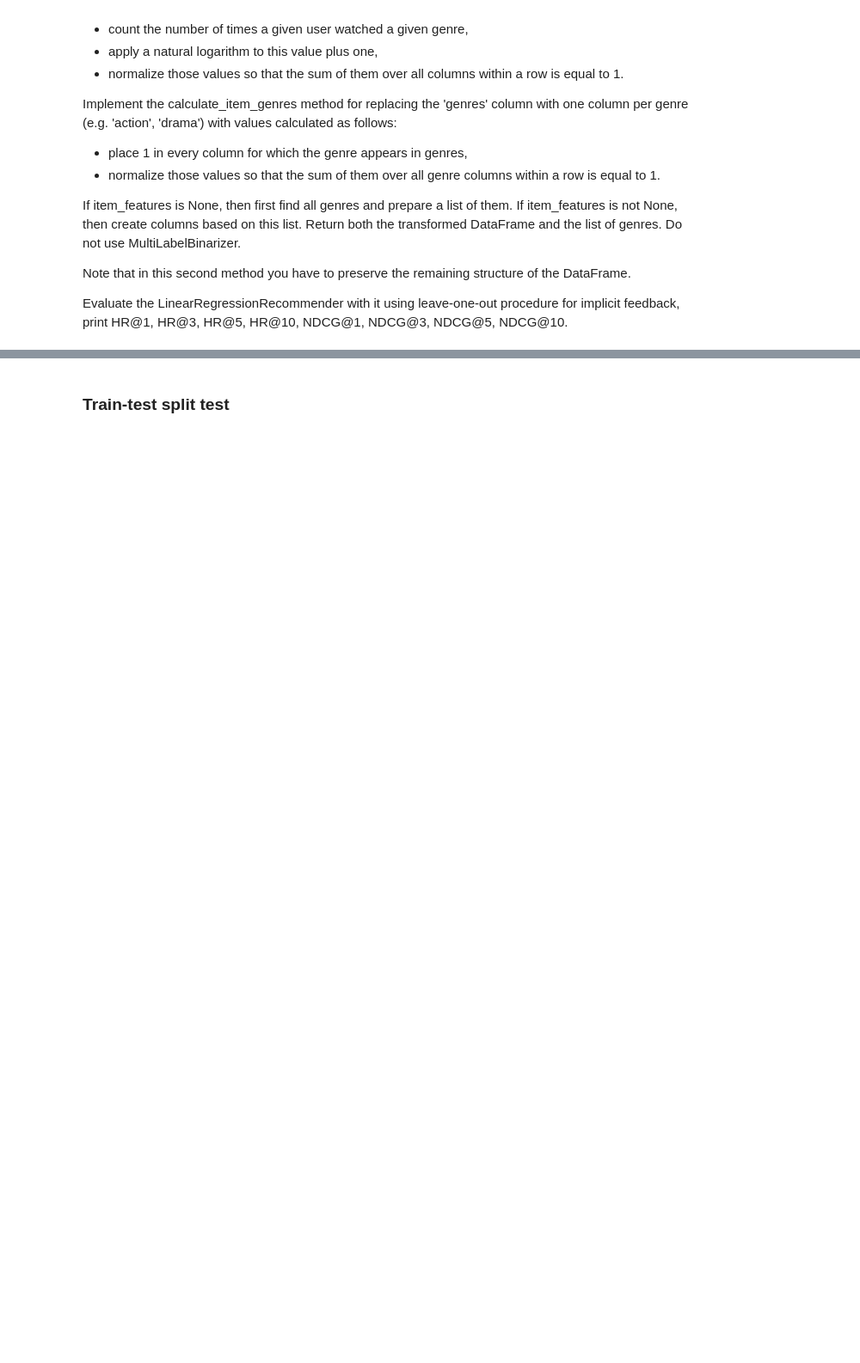
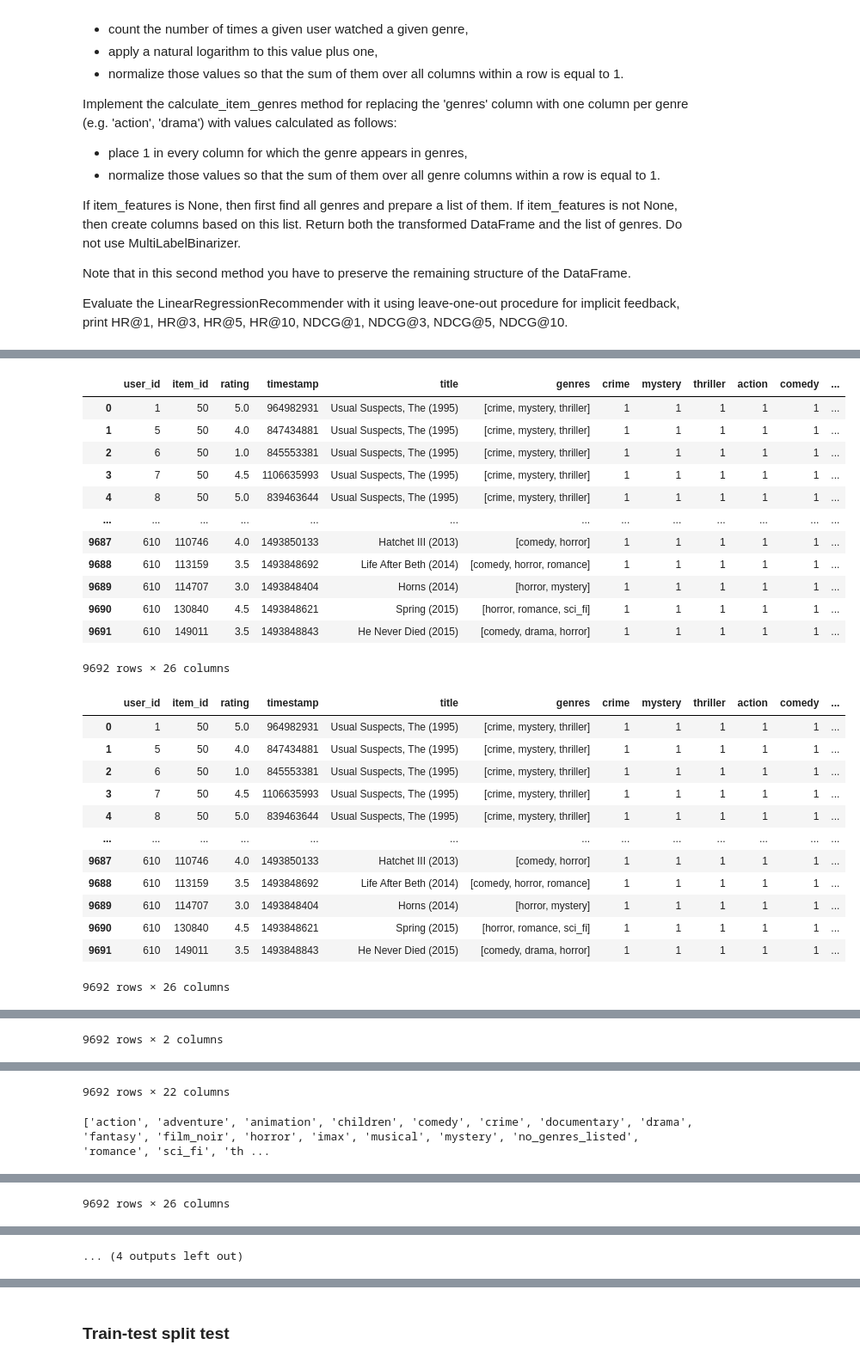
Before and after one commit to mmarlewski/recommender-systems-class, a Jupyter notebook: class_04_content_based_recommenders.ipynb, the cells around one changed output, grey strips where cells are left out. Shown at 86% size. Cells and saved outputs as stored; diff of their text form; code cells hidden in the pictures; blank space fills up the shorter version.

```diff
--- a/class_04_content_based_recommenders.ipynb
+++ b/class_04_content_based_recommenders.ipynb
@@ -275,16 +373,81 @@ display(calculate_user_genres(interactions_df))
 from sklearn.preprocessing import MultiLabelBinarizer
 
 def calculate_item_genres(item_genres, item_features=None):
-    # Write your code here
 
-    return item_genres, item_features
+#     return_item_genres = item_genres.copy()
+#     return_item_genres = return_item_genres.explode("genres")
+#     return_item_genres["val"] = 1
+#     return_item_genres = return_item_genres.pivot_table(index="item_id", columns="genres", values="val", aggfunc=lambda x:len(x.unique()))
+#     return_item_genres = return_item_genres / return_item_genres.sum(axis=1).values.reshape(-1, 1)
+#     return_item_genres.columns.name = None
+#     return_item_genres = return_item_genres.fillna(0)
+#     return_item_features = item_features
+#     if item_features is not None:
+#         return_item_genres = return_item_genres[return_item_genres.columns.intersection(return_item_features)]
+#     return_item_genres = return_item_genres.add_prefix("user_")
+#     return_item_genres["rating"] = 0
+#     return_item_genres[None] = 0
+
+#     for index,row in item_genres.iterrows():
+#         for genre in row["genres"]:
+#             item_genres[index][genre] = 1
+
+
+    display(item_genres)
+    ret_item_genres = item_genres[['user_id', 'genres']].copy()
+    display(ret_item_genres)
+    ret_item_genres = ret_item_genres.explode('genres')
+    ret_item_genres['val'] = 1
+    ret_item_genres = ret_item_genres.pivot_table(index='user_id', columns='genres', values='val', aggfunc='count')
+    ret_item_genres = ret_item_genres / ret_item_genres.sum(axis=1).values.reshape(-1, 1)
+    ret_item_genres = ret_item_genres.rename_axis(None, axis=1).fillna(0)
+
+    if item_features is not None:
+        ret_item_genres = ret_item_genres[ret_item_genres.columns.intersection(item_features)]
+
+    ret_item_features = ret_item_genres.columns.tolist()
+
+    ret_item_genres = ret_item_genres.add_prefix('user_')
+
+    merge_item_genres = item_genres[["user_id","rating"]].copy()
+    ret_item_genres = ret_item_genres.merge(merge_item_genres, on='user_id')
+
+    return ret_item_genres, ret_item_features
 # %%
 # Test the method
 
+display(interactions_df)
 item_genres, item_features = calculate_item_genres(interactions_df)
 display(item_genres)
 print(item_features)
 
 item_genres, item_features = calculate_item_genres(interactions_df, ['comedy', 'crime', 'drama', 'horror', 'test_category'])
 display(item_genres)
 print(item_features)
+# %% [output]
+|  | user_id | item_id | rating | timestamp | title | genres | crime | mystery | thriller | action | comedy | ... |
+| 0 | 1 | 50 | 5.0 | 964982931 | Usual Suspects, The (1995) | [crime, mystery, thriller] | 1 | 1 | 1 | 1 | 1 | ... |
+| 1 | 5 | 50 | 4.0 | 847434881 | Usual Suspects, The (1995) | [crime, mystery, thriller] | 1 | 1 | 1 | 1 | 1 | ... |
+| 2 | 6 | 50 | 1.0 | 845553381 | Usual Suspects, The (1995) | [crime, mystery, thriller] | 1 | 1 | 1 | 1 | 1 | ... |
+| 3 | 7 | 50 | 4.5 | 1106635993 | Usual Suspects, The (1995) | [crime, mystery, thriller] | 1 | 1 | 1 | 1 | 1 | ... |
+| 4 | 8 | 50 | 5.0 | 839463644 | Usual Suspects, The (1995) | [crime, mystery, thriller] | 1 | 1 | 1 | 1 | 1 | ... |
+| ... | ... | ... | ... | ... | ... | ... | ... | ... | ... | ... | ... | ... |
+| 9687 | 610 | 110746 | 4.0 | 1493850133 | Hatchet III (2013) | [comedy, horror] | 1 | 1 | 1 | 1 | 1 | ... |
+| 9688 | 610 | 113159 | 3.5 | 1493848692 | Life After Beth (2014) | [comedy, horror, romance] | 1 | 1 | 1 | 1 | 1 | ... |
+| 9689 | 610 | 114707 | 3.0 | 1493848404 | Horns (2014) | [horror, mystery] | 1 | 1 | 1 | 1 | 1 | ... |
+| 9690 | 610 | 130840 | 4.5 | 1493848621 | Spring (2015) | [horror, romance, sci_fi] | 1 | 1 | 1 | 1 | 1 | ... |
+| 9691 | 610 | 149011 | 3.5 | 1493848843 | He Never Died (2015) | [comedy, drama, horror] | 1 | 1 | 1 | 1 | 1 | ... |
+9692 rows × 26 columns
+|  | user_id | item_id | rating | timestamp | title | genres | crime | mystery | thriller | action | comedy | ... |
+| 0 | 1 | 50 | 5.0 | 964982931 | Usual Suspects, The (1995) | [crime, mystery, thriller] | 1 | 1 | 1 | 1 | 1 | ... |
+| 1 | 5 | 50 | 4.0 | 847434881 | Usual Suspects, The (1995) | [crime, mystery, thriller] | 1 | 1 | 1 | 1 | 1 | ... |
+| 2 | 6 | 50 | 1.0 | 845553381 | Usual Suspects, The (1995) | [crime, mystery, thriller] | 1 | 1 | 1 | 1 | 1 | ... |
+| 3 | 7 | 50 | 4.5 | 1106635993 | Usual Suspects, The (1995) | [crime, mystery, thriller] | 1 | 1 | 1 | 1 | 1 | ... |
+| 4 | 8 | 50 | 5.0 | 839463644 | Usual Suspects, The (1995) | [crime, mystery, thriller] | 1 | 1 | 1 | 1 | 1 | ... |
+| ... | ... | ... | ... | ... | ... | ... | ... | ... | ... | ... | ... | ... |
+| 9687 | 610 | 110746 | 4.0 | 1493850133 | Hatchet III (2013) | [comedy, horror] | 1 | 1 | 1 | 1 | 1 | ... |
+| 9688 | 610 | 113159 | 3.5 | 1493848692 | Life After Beth (2014) | [comedy, horror, romance] | 1 | 1 | 1 | 1 | 1 | ... |
+| 9689 | 610 | 114707 | 3.0 | 1493848404 | Horns (2014) | [horror, mystery] | 1 | 1 | 1 | 1 | 1 | ... |
+| 9690 | 610 | 130840 | 4.5 | 1493848621 | Spring (2015) | [horror, romance, sci_fi] | 1 | 1 | 1 | 1 | 1 | ... |
+| 9691 | 610 | 149011 | 3.5 | 1493848843 | He Never Died (2015) | [comedy, drama, horror] | 1 | 1 | 1 | 1 | 1 | ... |
+9692 rows × 26 columns
@@ -290,0 +466 @@ print(item_features)
+9692 rows × 2 columns
@@ -290,0 +479,2 @@ print(item_features)
+9692 rows × 22 columns
+['action', 'adventure', 'animation', 'children', 'comedy', 'crime', 'documentary', 'drama', 'fantasy', 'film_noir', 'horror', 'imax', 'musical', 'mystery', 'no_genres_listed', 'romance', 'sci_fi', 'th ...
@@ -290,0 +493 @@ print(item_features)
+9692 rows × 26 columns
@@ -291,3 +506,4 @@ print(item_features)
+... (4 outputs left out)
 # %%
 from sklearn.linear_model import LinearRegression
 from sklearn.preprocessing import MultiLabelBinarizer
```
Also changed, not shown: parts of 21 cells of this notebook, 8 other files.
